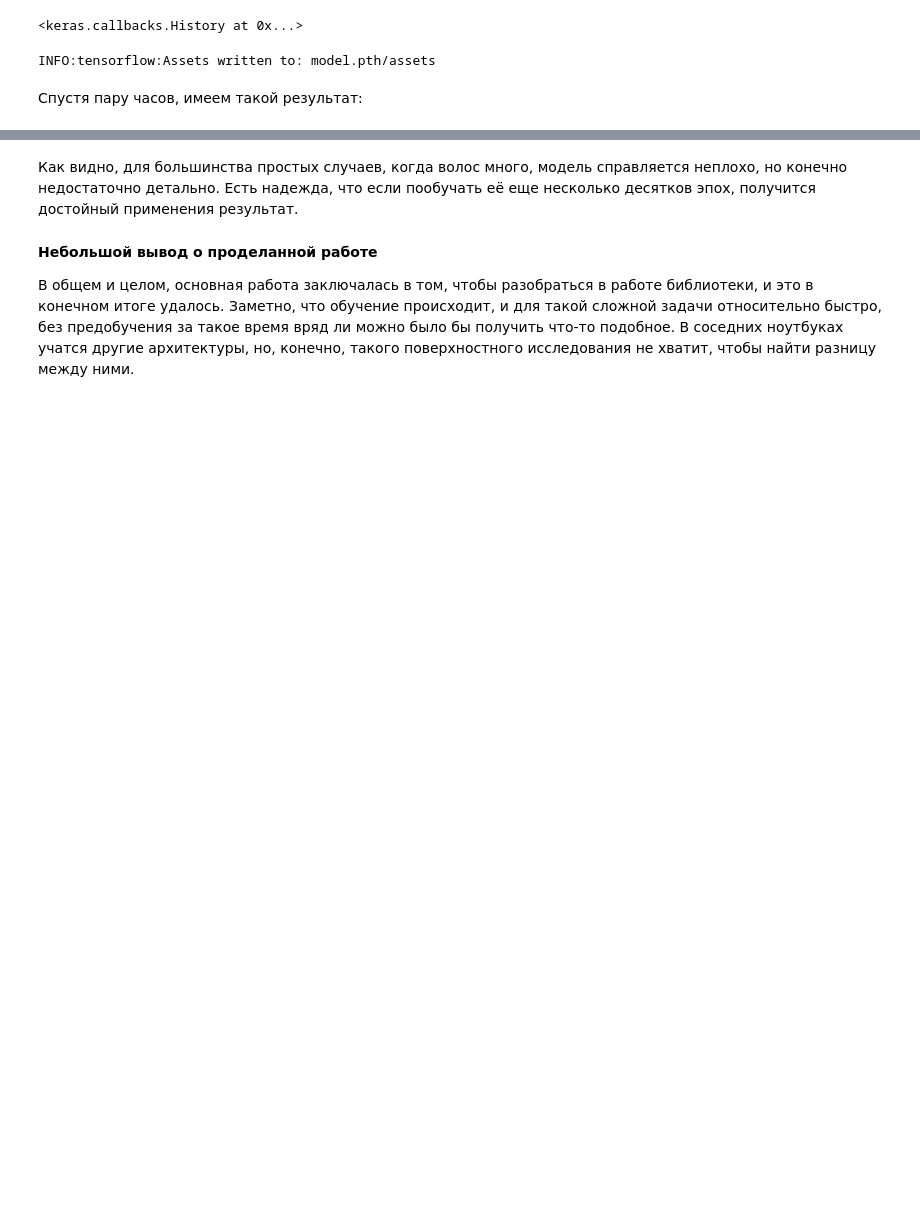
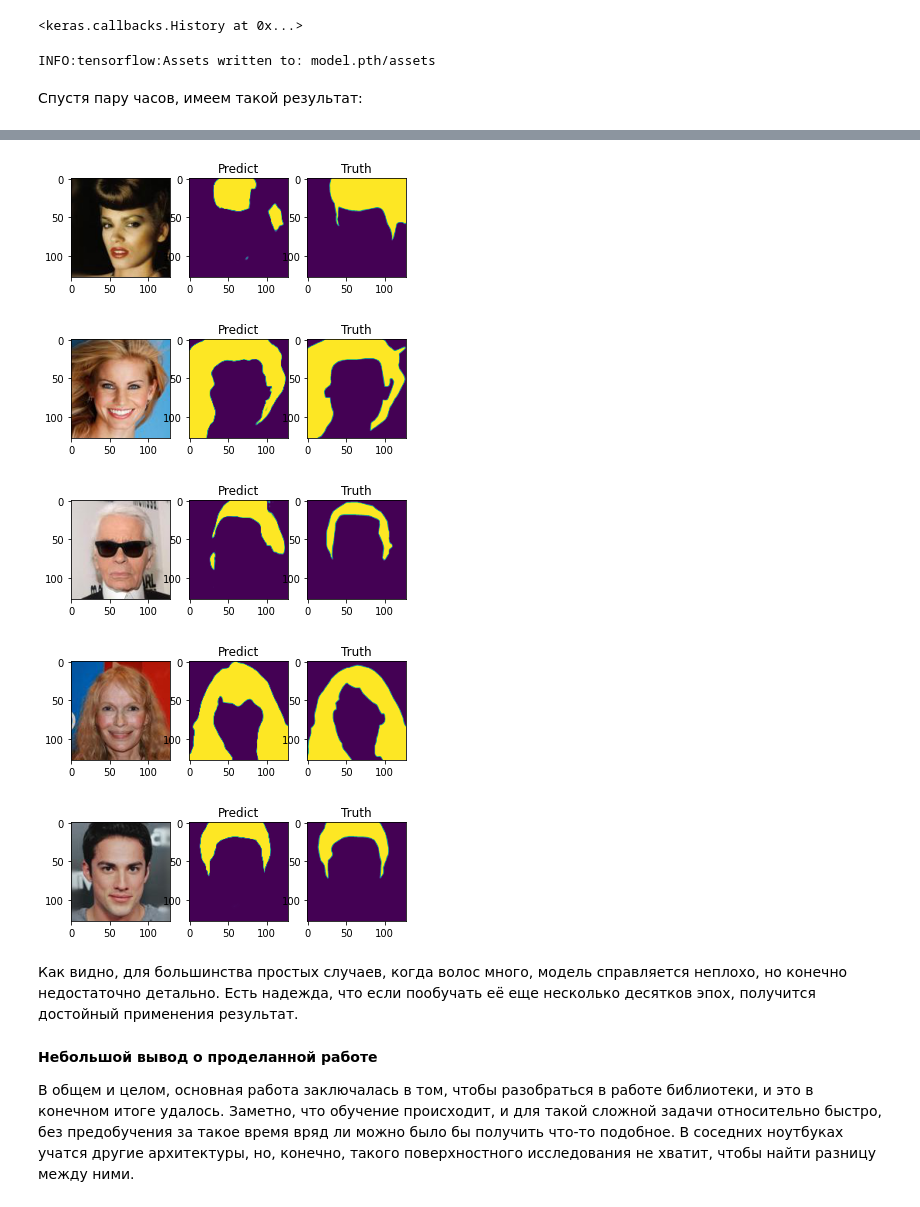
Before and after one commit to MoonriseStreet/FaceSegmentation, a Jupyter notebook: faces.ipynb, the cells around one changed output, grey strips where cells are left out. Cells and saved outputs as stored; diff of their text form; code cells hidden in the pictures; blank space fills up the shorter version.

```diff
--- a/faces.ipynb
+++ b/faces.ipynb
@@ -231,3 +228,27 @@ for i in range(5):
+# %%
+for i in range(5):
+    n = np.random.choice(len(test_data))
+
+    image, gt_mask = test_data[n]
+
+    pr_mask = model.predict(np.expand_dims(image, axis=0))
+
+
+    plt.subplot(1,3,1)
+    plt.imshow(image.astype('uint8')) # for visualization we have to transpose back to HWC
+    plt.subplot(1,3,2)
+    plt.imshow(pr_mask[0,:,:,0])  # for visualization we have to remove 3rd dimension of mask
+    plt.title("Predict")
+    plt.subplot(1,3,3)
+    plt.imshow(gt_mask[:,:,0])  # for visualization we have to remove 3rd dimension of mask
+    plt.title("Truth")
+    plt.show()
+# %% [output]
+[figure, added]
+[figure, added]
+[figure, added]
+[figure, added]
+[figure, added]
 # %% [markdown]
 Как видно, для большинства простых случаев, когда волос много, модель справляется неплохо, но конечно недостаточно детально. Есть надежда, что если пообучать её еще несколько десятков эпох, получится достойный применения результат.
 # %% [markdown]
```
Also changed, not shown: parts of 6 cells of this notebook, 4 other files.
